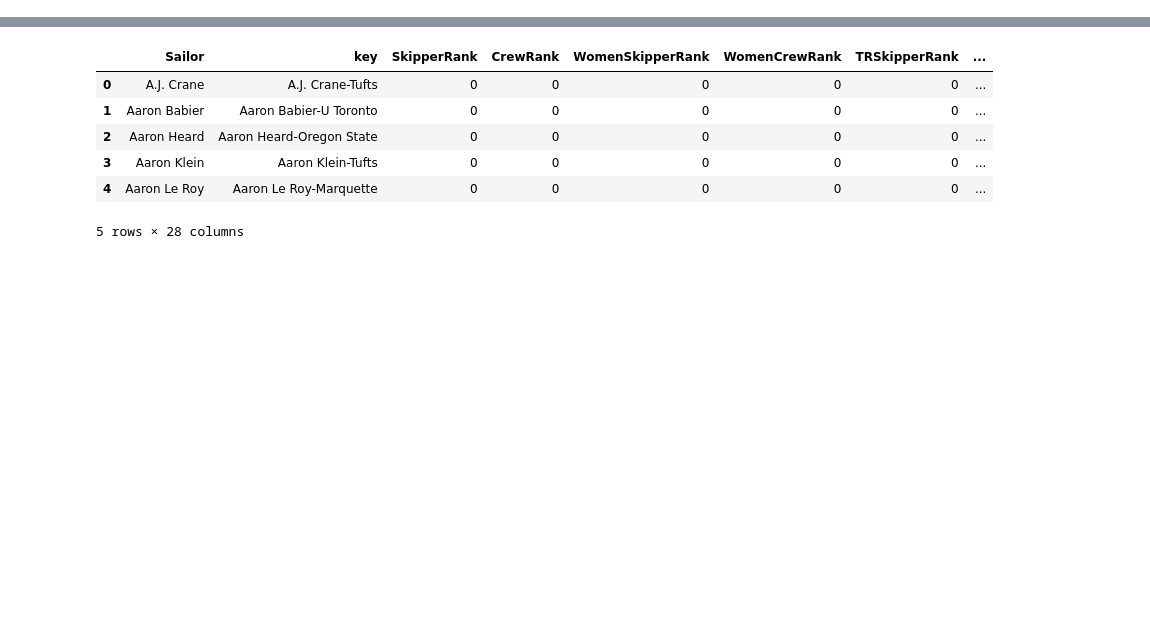
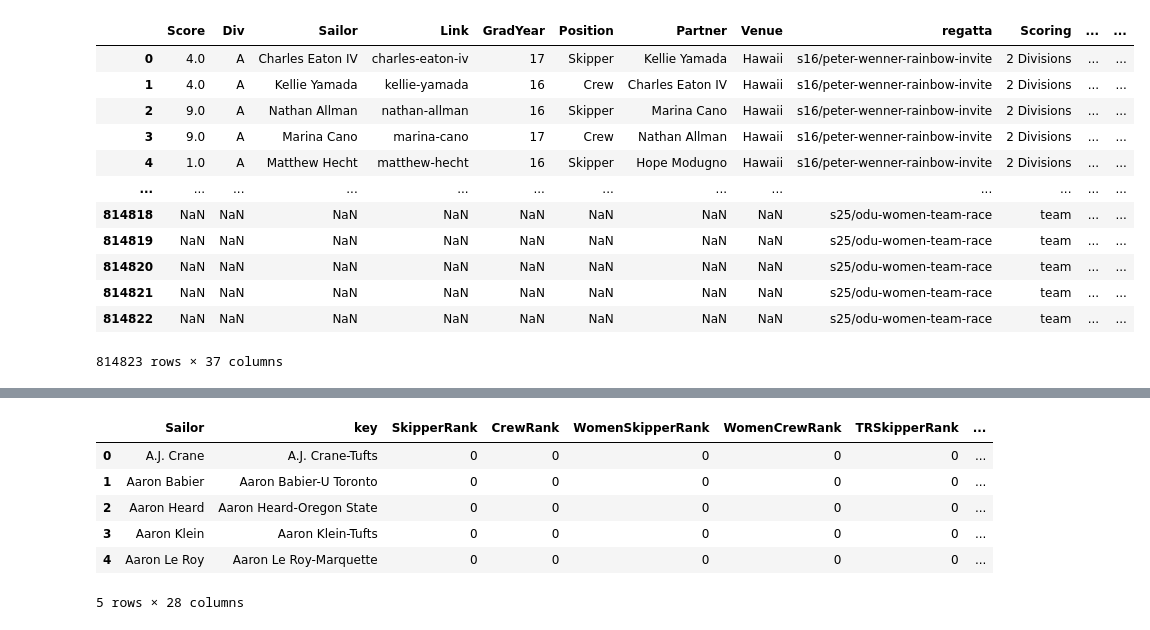
Before and after one commit to 7fi/sailing-rating-calculation, a Jupyter notebook: openskillEloCombined.ipynb, the cells around one changed output, grey strips where cells are left out. Saved outputs shown, nothing was run; the diff lists cells and outputs as text; code cells hidden in the pictures; blank space fills up the shorter version.

```diff
--- a/openskillEloCombined.ipynb
+++ b/openskillEloCombined.ipynb
@@ -68,39 +68,59 @@ def adjust_race_id(row):
         return row['raceID'][:-1]  # Remove the last character (A/B) for combined scoring
     return row['raceID']
 # %%
-df_races = pd.read_json("races_new_test2.json")
+df_races = pd.read_json("racesfr.json")
 # converters={"Teams": lambda x: [y.strip().split("'")[1] for y in x.strip("[]").split(", ")]}
 df_races['raceNum'] = df_races['raceID'].apply(lambda id: int(id.split("/")[2][:-1]))  # Numeric part
 df_races['raceDiv'] = df_races['raceID'].apply(lambda id: id.split("/")[2][-1])  # Division part (e.g., 'A', 'B')
 df_races['adjusted_raceID'] = df_races.apply(adjust_race_id, axis=1) # to make combined division combined
 df_races['Link'] = df_races['Link'].fillna('Unknown') # fill empty links
 # df_races['key'] = np.where(df_races['Link'] == 'Unknown', df_races['Sailor'], df_races['Link'])
 df_races['key'] = df_races.apply(
     lambda row: row['Sailor'] + "-" + row['Team'] if row['Link'] == 'Unknown' else row['Link'],
     axis=1
 )
 df_races['partnerKey'] = df_races.apply(
     lambda row: row['Partner'] + "-" + row['Team'] if row['PartnerLink'] == 'Unknown' else row['PartnerLink'],
     axis=1
 )
 # df_races = df_races[df_races['Regatta'] == 'f24/seisa-women-fall'] # example combined regatta
 
 # to exclude f24
 # df_races = df_races.loc[df_races['raceID'].apply(lambda id: id.split("/")[0] != 'f24')]
 # df_races = df_races.loc[df_races['raceID'].apply(lambda id: id.split("/")[1] != 'east-open-national-semi-final')]
 # df_races = df_races.loc[df_races['raceID'].apply(lambda id: id.split("/")[1] != 'open-dinghy-national')]
 
-df_races_full = df_races.sort_values(['Date', 'raceNum', 'raceDiv']).reset_index(drop=True)
+# df_races_full = df_races.sort_values(['Date', 'raceNum', 'raceDiv']).reset_index(drop=True)
 
-df_races_skipper = df_races_full.loc[df_races_full['Position'].str.contains('Skipper')].sort_values(['Date', 'raceNum']).reset_index(drop=True)
-df_races_crew = df_races_full.loc[df_races_full['Position'].str.contains('Crew')].sort_values(['Date', 'raceNum']).reset_index(drop=True)
+df_races_tr = pd.read_json("allseasonsteamraces.json")
+df_races_tr['adjusted_raceID'] = df_races_tr['raceID']
+df_races_tr['Scoring'] = 'team'
+df_sailorTRinfo = pd.read_json('trSailorInfoAll.json')
+df_races = df_races.rename({'Date': 'date'}, axis='columns')
+df_races = df_races.rename({'Regatta': 'regatta'}, axis='columns')
+df_races_full = pd.concat([df_races, df_races_tr])
+df_races_full = df_races_full.sort_values(['date', 'raceNum', 'raceDiv']).reset_index(drop=True)
+
+# df_races_skipper = df_races_full.loc[df_races_full['Position'].str.contains('Skipper')].sort_values(['Date', 'raceNum']).reset_index(drop=True)
+# df_races_crew = df_races_full.loc[df_races_full['Position'].str.contains('Crew')].sort_values(['Date', 'raceNum']).reset_index(drop=True)
 
 df_sailor_info = pd.read_json("sailor_data2.json")
 
-df_races_tr = pd.read_json("allseasonsteamraces.json")
-df_sailorTRinfo = pd.read_json('trSailorInfoAll.json')
-df_races_tr = df_races_tr.sort_values(['date', 'raceNum']).reset_index(drop=True)
 
 # df_sailor_info
-# df_races
+df_races_full
+# %% [output]
+|  | Score | Div | Sailor | Link | GradYear | Position | Partner | Venue | regatta | Scoring | ... | ... |
+| 0 | 4.0 | A | Charles Eaton IV | charles-eaton-iv | 17 | Skipper | Kellie Yamada | Hawaii | s16/peter-wenner-rainbow-invite | 2 Divisions | ... | ... |
+| 1 | 4.0 | A | Kellie Yamada | kellie-yamada | 16 | Crew | Charles Eaton IV | Hawaii | s16/peter-wenner-rainbow-invite | 2 Divisions | ... | ... |
+| 2 | 9.0 | A | Nathan Allman | nathan-allman | 16 | Skipper | Marina Cano | Hawaii | s16/peter-wenner-rainbow-invite | 2 Divisions | ... | ... |
+| 3 | 9.0 | A | Marina Cano | marina-cano | 17 | Crew | Nathan Allman | Hawaii | s16/peter-wenner-rainbow-invite | 2 Divisions | ... | ... |
+| 4 | 1.0 | A | Matthew Hecht | matthew-hecht | 16 | Skipper | Hope Modugno | Hawaii | s16/peter-wenner-rainbow-invite | 2 Divisions | ... | ... |
+| ... | ... | ... | ... | ... | ... | ... | ... | ... | ... | ... | ... | ... |
+| 814818 | NaN | NaN | NaN | NaN | NaN | NaN | NaN | NaN | s25/odu-women-team-race | team | ... | ... |
+| 814819 | NaN | NaN | NaN | NaN | NaN | NaN | NaN | NaN | s25/odu-women-team-race | team | ... | ... |
+| 814820 | NaN | NaN | NaN | NaN | NaN | NaN | NaN | NaN | s25/odu-women-team-race | team | ... | ... |
+| 814821 | NaN | NaN | NaN | NaN | NaN | NaN | NaN | NaN | s25/odu-women-team-race | team | ... | ... |
+| 814822 | NaN | NaN | NaN | NaN | NaN | NaN | NaN | NaN | s25/odu-women-team-race | team | ... | ... |
+814823 rows × 37 columns
 # %%
```
Also changed, not shown: parts of 12 cells of this notebook, 2 other files.
